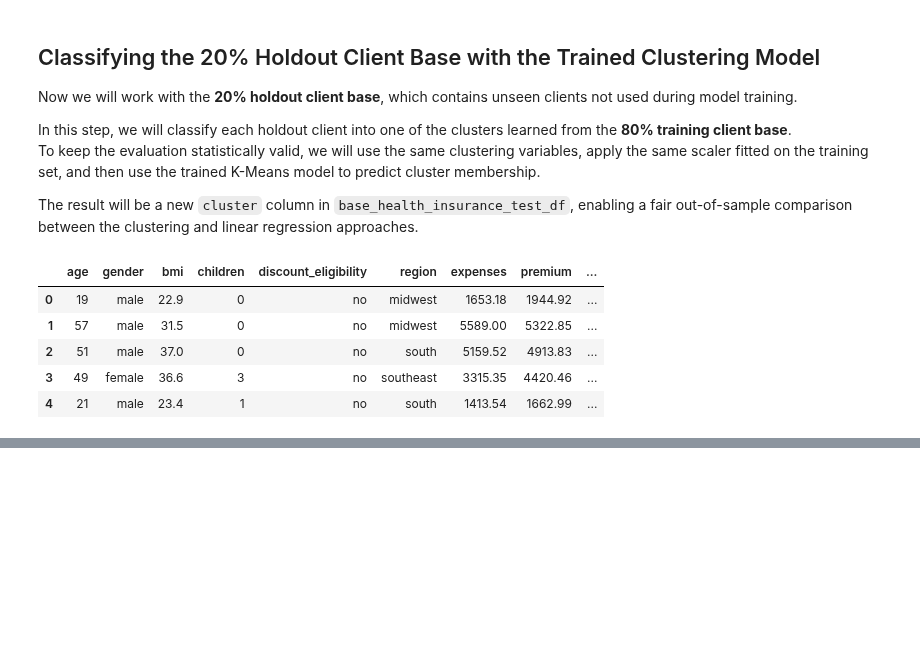
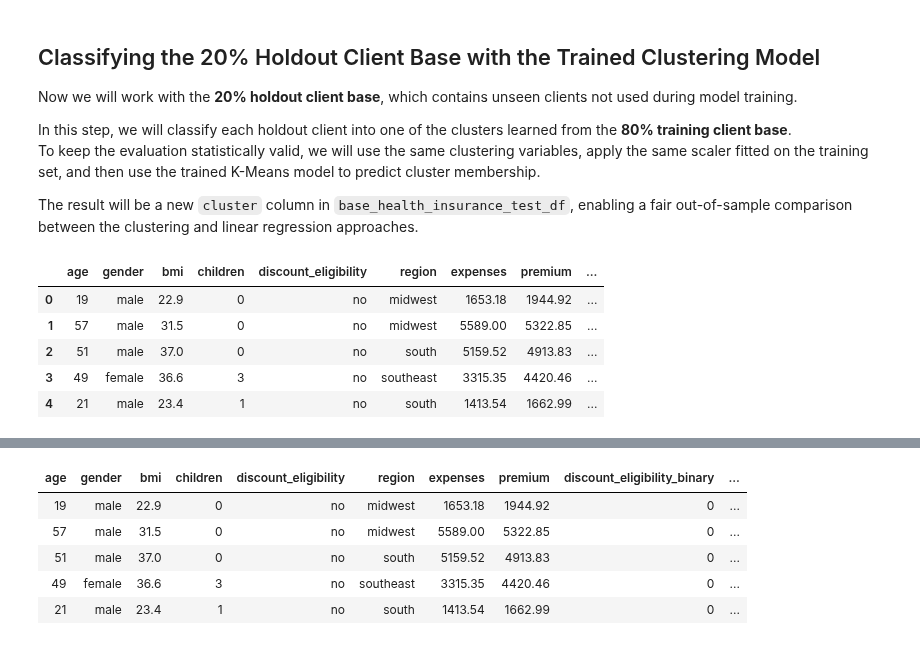
Before and after one commit to renancaetan0/prediction_methods_health_insurance, a Jupyter notebook: notebooks/linear_regression_and_clustering_compairson_health_insurance_case.ipynb, the cells around one changed output, grey strips where cells are left out. Drawn from its saved outputs; the diff is of its cells as text; code cells hidden in the pictures; blank space fills up the shorter version.

Commit message:
feat: preliminary  price adjustment impact on client

```diff
--- a/notebooks/linear_regression_and_clustering_compairson_health_insurance_case.ipynb
+++ b/notebooks/linear_regression_and_clustering_compairson_health_insurance_case.ipynb
@@ -1936,0 +1977,78 @@ display(base_health_insurance_test_df.head())  # previewing the holdout datafram
+# %%
+# building a numeric cluster-level reference table from the 80% training analysis
+cluster_finance_ref_df = cluster_analysis_business_df.copy()  # source with cluster financial metrics
+
+if "cluster" not in cluster_finance_ref_df.columns:  # when cluster id is in the index
+    cluster_finance_ref_df = cluster_finance_ref_df.reset_index()  # moving index to column
+
+required_ref_cols = ["cluster", "Av. expenses", "Amount to Charge (R$)"]  # required reference fields
+missing_ref_cols = [col for col in required_ref_cols if col not in cluster_finance_ref_df.columns]  # checking missing columns
+if missing_ref_cols:
+    raise KeyError(f"Missing required columns in cluster_analysis_business_df: {missing_ref_cols}")  # stopping with clear message
+
+cluster_finance_ref_df = cluster_finance_ref_df[required_ref_cols].drop_duplicates(subset=["cluster"])  # one row per cluster
+
+cluster_finance_ref_df["cluster"] = pd.to_numeric(cluster_finance_ref_df["cluster"], errors="coerce")  # ensuring numeric key
+cluster_finance_ref_df["Av. expenses"] = pd.to_numeric(cluster_finance_ref_df["Av. expenses"], errors="coerce")  # ensuring numeric values
+cluster_finance_ref_df["Amount to Charge (R$)"] = pd.to_numeric(cluster_finance_ref_df["Amount to Charge (R$)"], errors="coerce")  # ensuring numeric values
+
+# creating fast lookup series by cluster id
+av_expenses_by_cluster = cluster_finance_ref_df.set_index("cluster")["Av. expenses"]  # average expense by cluster
+amount_to_charge_by_cluster = cluster_finance_ref_df.set_index("cluster")["Amount to Charge (R$)"]  # suggested premium by cluster
+
+# ensuring holdout cluster column is numeric for consistent mapping
+base_health_insurance_test_df["cluster"] = pd.to_numeric(base_health_insurance_test_df["cluster"], errors="coerce")  # aligning key type
+
+# adding cluster-derived financial references to each holdout client
+base_health_insurance_test_df["Av. Cluster Expenses (R$)"] = base_health_insurance_test_df["cluster"].map(av_expenses_by_cluster)  # expected cost from assigned cluster
+base_health_insurance_test_df["Amount to Charge (R$)"] = base_health_insurance_test_df["cluster"].map(amount_to_charge_by_cluster)  # suggested premium from assigned cluster
+
+# adding client-level current and simulated results
+base_health_insurance_test_df["Profit we made (R$)"] = (
+    base_health_insurance_test_df["premium"] - base_health_insurance_test_df["expenses"]  # current charged premium minus actual expense
+)
+
+base_health_insurance_test_df["Error estimated expenses (R$)"] = (
+    base_health_insurance_test_df["expenses"] - base_health_insurance_test_df["Av. Cluster Expenses (R$)"]  # deviation from cluster expected expense
+)
+
+base_health_insurance_test_df["Error estimated expenses (%)"] = np.where(
+    base_health_insurance_test_df["Av. Cluster Expenses (R$)"] != 0,  # avoiding division by zero
+    (base_health_insurance_test_df["Error estimated expenses (R$)"] / base_health_insurance_test_df["Av. Cluster Expenses (R$)"]) * 100,  # percentage deviation
+    np.nan  # undefined when denominator is zero
+)
+
+base_health_insurance_test_df["Profit we'd made (R$)"] = (
+    base_health_insurance_test_df["Amount to Charge (R$)"] - base_health_insurance_test_df["expenses"]  # suggested premium minus actual expense
+)
+
+# rounding final analytical columns for readability
+base_health_insurance_test_df[
+    [
+        "Profit we made (R$)",
+        "Av. Cluster Expenses (R$)",
+        "Error estimated expenses (R$)",
+        "Error estimated expenses (%)",
+        "Amount to Charge (R$)",
+        "Profit we'd made (R$)",
+    ]
+] = base_health_insurance_test_df[
+    [
+        "Profit we made (R$)",
+        "Av. Cluster Expenses (R$)",
+        "Error estimated expenses (R$)",
+        "Error estimated expenses (%)",
+        "Amount to Charge (R$)",
+        "Profit we'd made (R$)",
+    ]
+].round(2)
+
+# previewing enriched holdout dataframe
+display(HTML(base_health_insurance_test_df.head().to_html(index=False)))
+# %% [output]
+| age | gender | bmi | children | discount_eligibility | region | expenses | premium | discount_eligibility_binary | ... |
+| 19 | male | 22.9 | 0 | no | midwest | 1653.18 | 1944.92 | 0 | ... |
+| 57 | male | 31.5 | 0 | no | midwest | 5589.00 | 5322.85 | 0 | ... |
+| 51 | male | 37.0 | 0 | no | south | 5159.52 | 4913.83 | 0 | ... |
+| 49 | female | 36.6 | 3 | no | southeast | 3315.35 | 4420.46 | 0 | ... |
+| 21 | male | 23.4 | 1 | no | south | 1413.54 | 1662.99 | 0 | ... |
```
Also changed, not shown: parts of 3 cells of this notebook.
